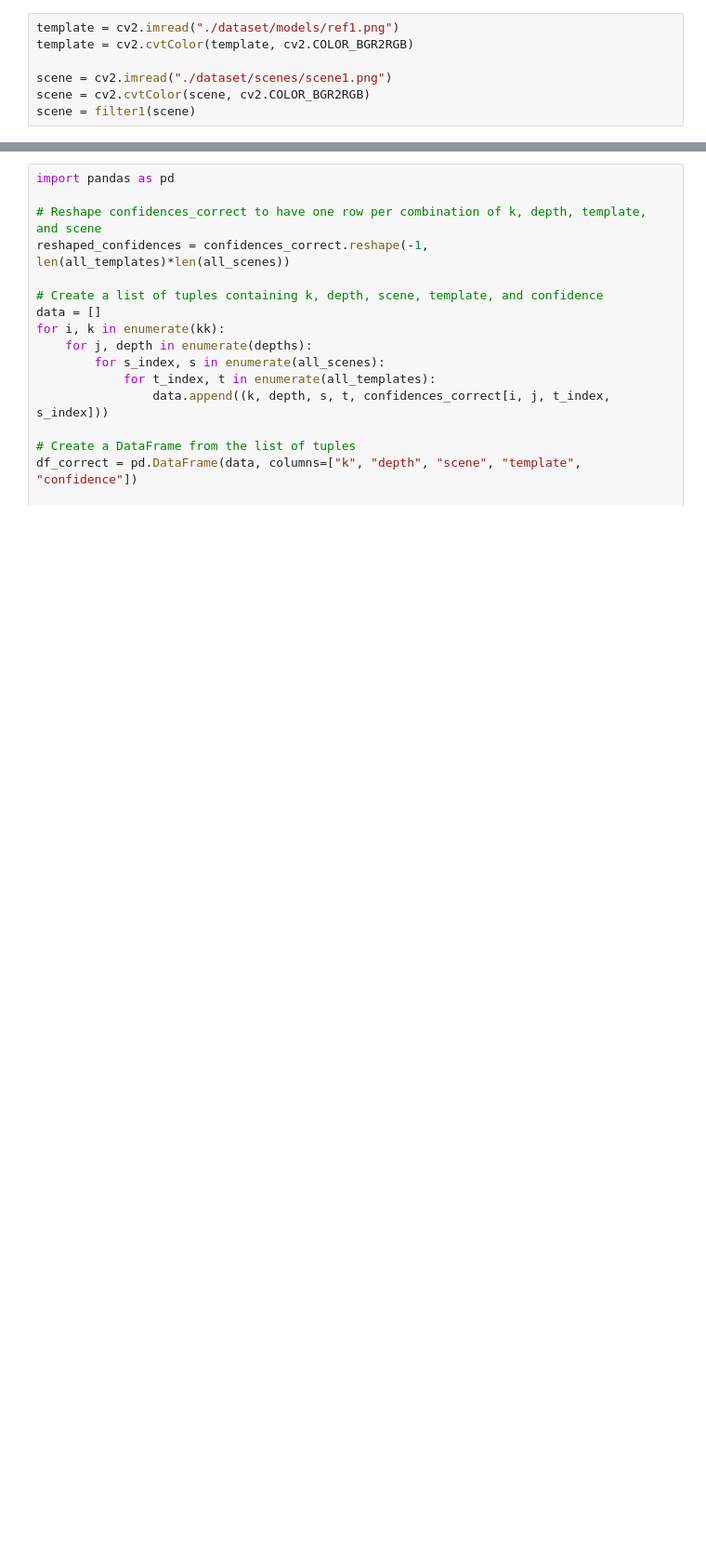
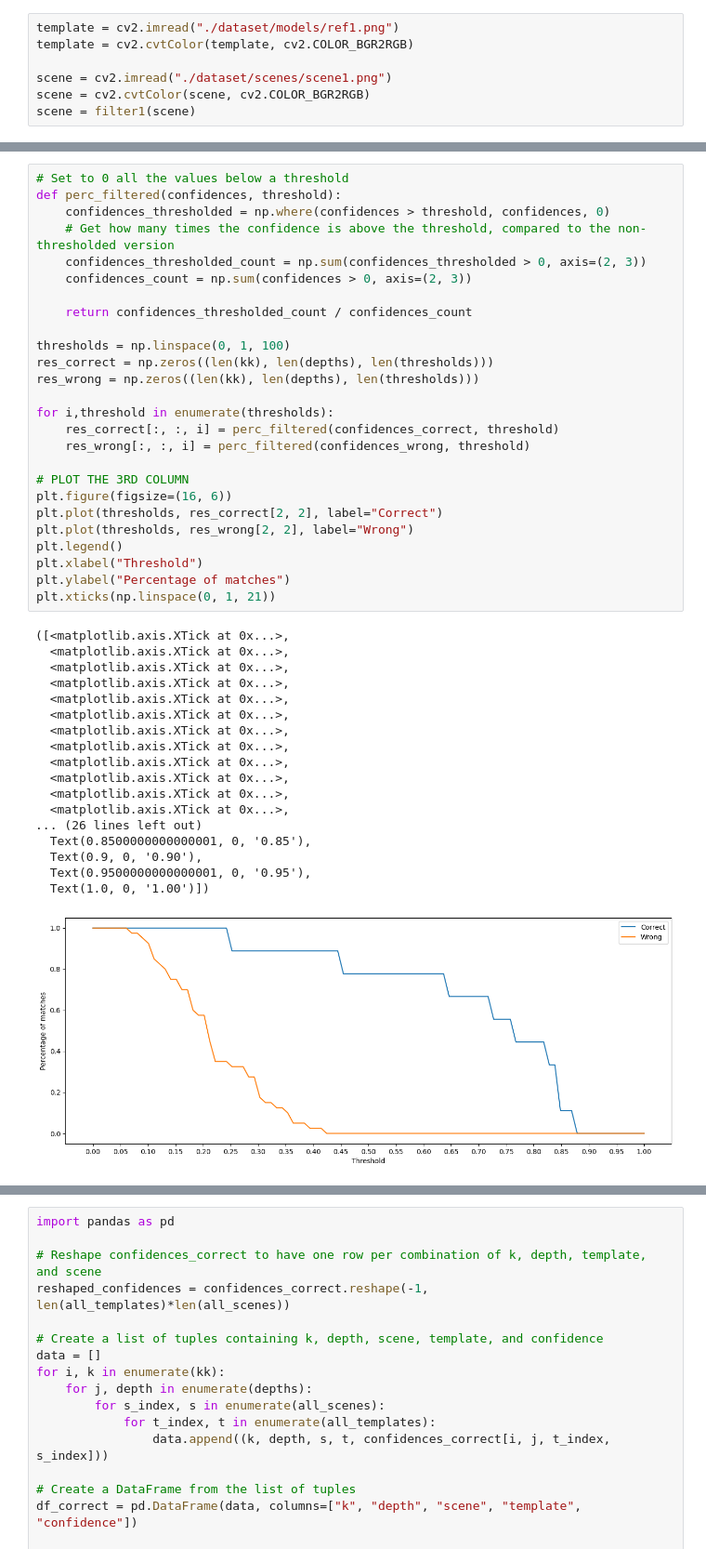
Before and after one commit to NotXia/opencv-instance-detection, a Jupyter notebook: src/density_test.ipynb, the cells around one changed output, grey strips where cells are left out. Shown at 93% size. Saved outputs shown, nothing was run; the diff lists cells and outputs as text; blank space fills up the shorter version.

```diff
--- a/src/density_test.ipynb
+++ b/src/density_test.ipynb
@@ -246,0 +274,45 @@ for i, k in tqdm(enumerate(kk), total=len(kk), desc="k"):
+# %%
+# Set to 0 all the values below a threshold
+def perc_filtered(confidences, threshold):
+    confidences_thresholded = np.where(confidences > threshold, confidences, 0)
+    # Get how many times the confidence is above the threshold, compared to the non-thresholded version
+    confidences_thresholded_count = np.sum(confidences_thresholded > 0, axis=(2, 3))
+    confidences_count = np.sum(confidences > 0, axis=(2, 3))
+
+    return confidences_thresholded_count / confidences_count
+
+thresholds = np.linspace(0, 1, 100)
+res_correct = np.zeros((len(kk), len(depths), len(thresholds)))
+res_wrong = np.zeros((len(kk), len(depths), len(thresholds)))
+
+for i,threshold in enumerate(thresholds):
+    res_correct[:, :, i] = perc_filtered(confidences_correct, threshold)
+    res_wrong[:, :, i] = perc_filtered(confidences_wrong, threshold)
+
+# PLOT THE 3RD COLUMN
+plt.figure(figsize=(16, 6))
+plt.plot(thresholds, res_correct[2, 2], label="Correct")
+plt.plot(thresholds, res_wrong[2, 2], label="Wrong")
+plt.legend()
+plt.xlabel("Threshold")
+plt.ylabel("Percentage of matches")
+plt.xticks(np.linspace(0, 1, 21))
+# %% [output]
+([<matplotlib.axis.XTick at 0x...>,
+  <matplotlib.axis.XTick at 0x...>,
+  <matplotlib.axis.XTick at 0x...>,
+  <matplotlib.axis.XTick at 0x...>,
+  <matplotlib.axis.XTick at 0x...>,
+  <matplotlib.axis.XTick at 0x...>,
+  <matplotlib.axis.XTick at 0x...>,
+  <matplotlib.axis.XTick at 0x...>,
+  <matplotlib.axis.XTick at 0x...>,
+  <matplotlib.axis.XTick at 0x...>,
+  <matplotlib.axis.XTick at 0x...>,
+  <matplotlib.axis.XTick at 0x...>,
+... (26 lines left out)
+  Text(0.8500000000000001, 0, '0.85'),
+  Text(0.9, 0, '0.90'),
+  Text(0.9500000000000001, 0, '0.95'),
+  Text(1.0, 0, '1.00')])
+[figure, added]
```
Also changed, not shown: parts of 22 cells of this notebook, 1 other file.
